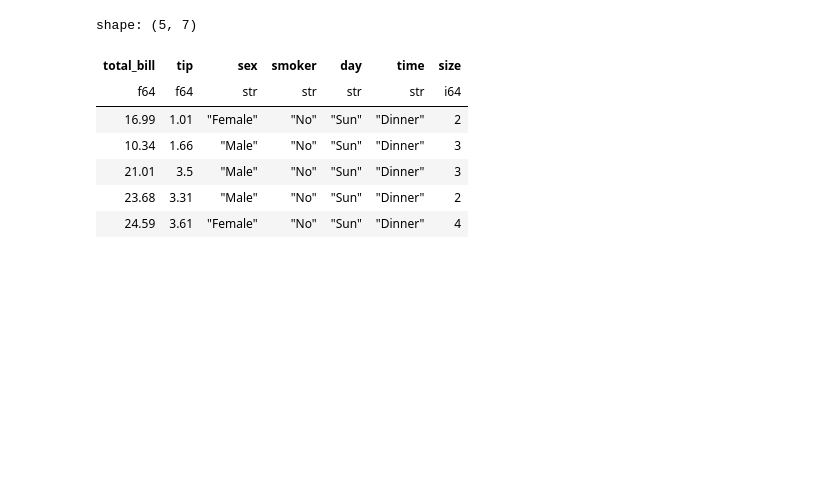
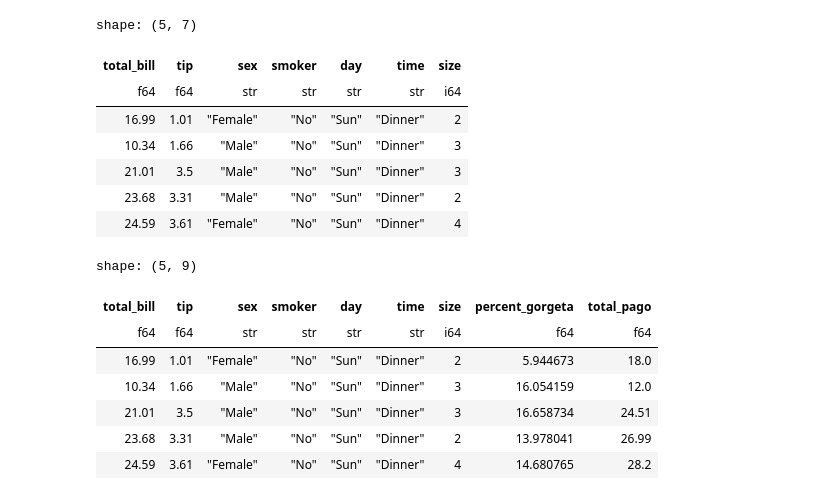
Before and after one commit to leandroclv/polars_udemy, a Jupyter notebook: introducao.ipynb, the cells around one changed output. Drawn from its saved outputs; the diff is of its cells as text; code cells hidden in the pictures; blank space fills up the shorter version.

```diff
--- a/introducao.ipynb
+++ b/introducao.ipynb
@@ -208,3 +208,16 @@ shape: (5, 7)
 | 21.01 | 3.5 | "Male" | "No" | "Sun" | "Dinner" | 3 |
 | 23.68 | 3.31 | "Male" | "No" | "Sun" | "Dinner" | 2 |
 | 24.59 | 3.61 | "Female" | "No" | "Sun" | "Dinner" | 4 |
+# %%
+df = df.with_columns([(pl.col('tip')/pl.col('total_bill')*100).alias('percent_gorgeta'),
+                      (pl.col('total_bill') + pl.col('tip')).alias('total_pago')])
+df.head()
+# %% [output]
+shape: (5, 9)
+| total_bill | tip | sex | smoker | day | time | size | percent_gorgeta | total_pago |
+| f64 | f64 | str | str | str | str | i64 | f64 | f64 |
+| 16.99 | 1.01 | "Female" | "No" | "Sun" | "Dinner" | 2 | 5.944673 | 18.0 |
+| 10.34 | 1.66 | "Male" | "No" | "Sun" | "Dinner" | 3 | 16.054159 | 12.0 |
+| 21.01 | 3.5 | "Male" | "No" | "Sun" | "Dinner" | 3 | 16.658734 | 24.51 |
+| 23.68 | 3.31 | "Male" | "No" | "Sun" | "Dinner" | 2 | 13.978041 | 26.99 |
+| 24.59 | 3.61 | "Female" | "No" | "Sun" | "Dinner" | 4 | 14.680765 | 28.2 |
```
Also changed, not shown: parts of 7 cells of this notebook.
